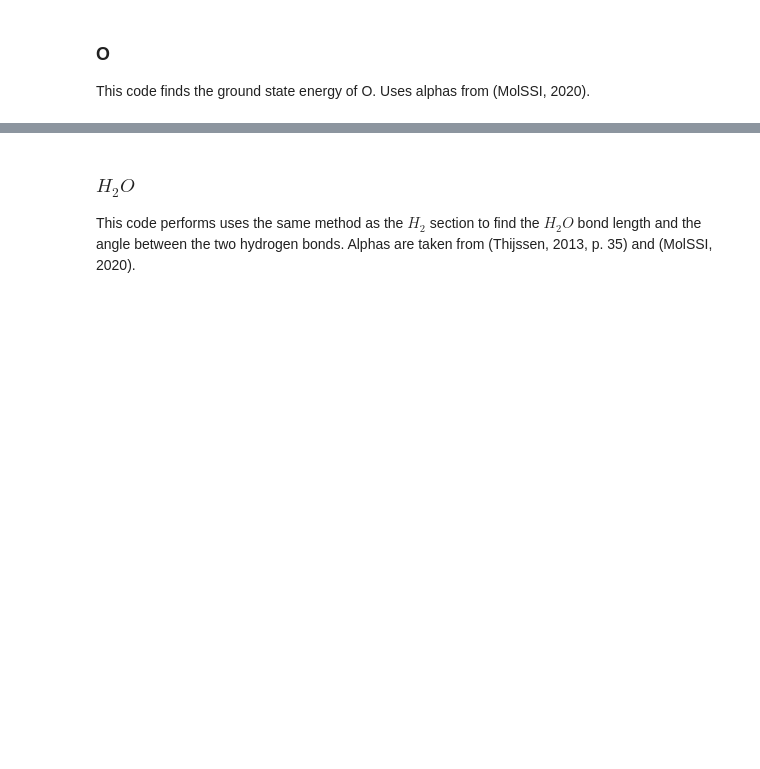
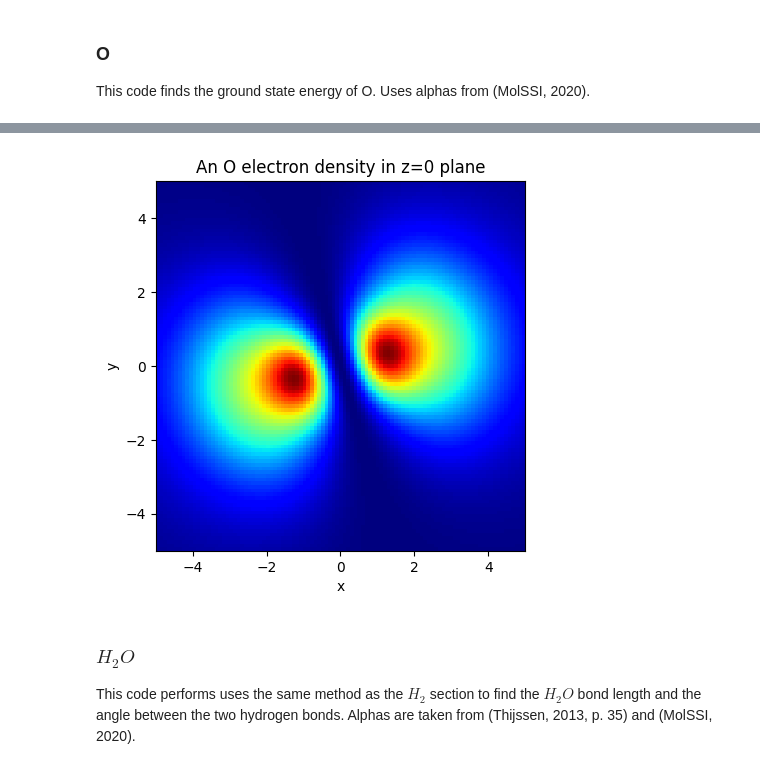
Before and after one commit to Williame33445/physics-projects, a Jupyter notebook: hartree_fock/hartree-fock-calculations.ipynb, the cells around one changed output, grey strips where cells are left out. Saved outputs shown, nothing was run; the diff lists cells and outputs as text; code cells hidden in the pictures; blank space fills up the shorter version.

```diff
--- a/hartree_fock/hartree-fock-calculations.ipynb
+++ b/hartree_fock/hartree-fock-calculations.ipynb
@@ -345,3 +355,8 @@ Energy: -74.58247930422125 (hartree)
+# %%
+# this makes sense as the ground state should be 1s^2 2s^2 2p^4 (the change in axis also makes sense)
+zPlaneDensityPlot(-5,5,50,[OElectrons[4]],GTOsLi,"An O") #title is now wrong it should be "An O electrons density ..."
+# %% [output]
+[figure, added]
 # %% [markdown]
 ### $H_2O$
 
```
Also changed, not shown: parts of 12 cells of this notebook.
